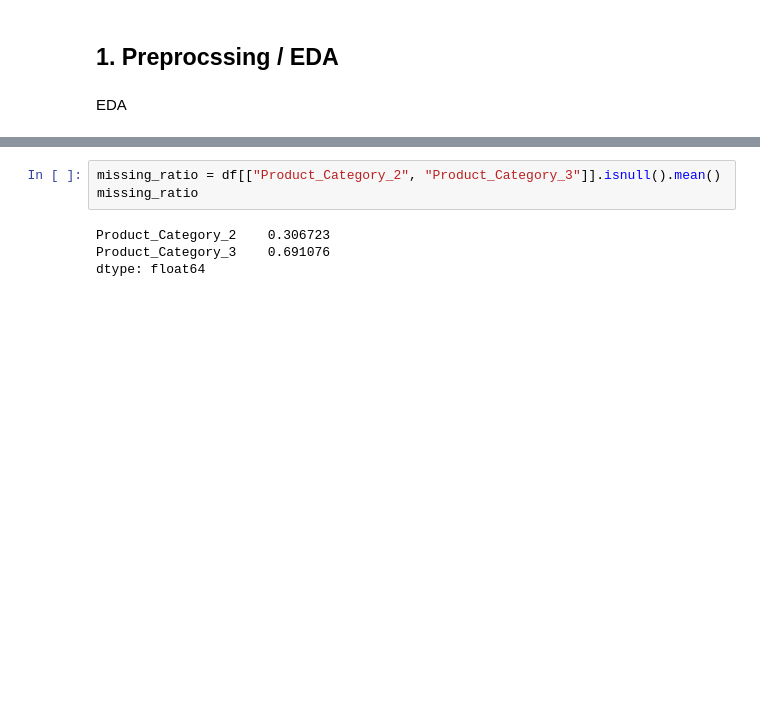
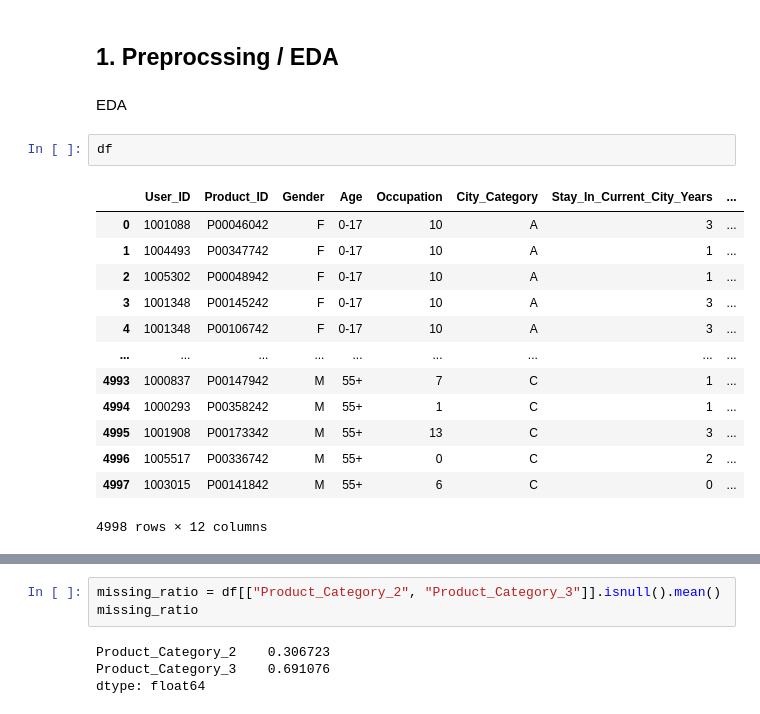
Before and after one commit to jiboo01/Tobigs20, a Jupyter notebook: 4주차 과제/tobigs20_KNN_Assignment_.ipynb, the cells around one changed output, grey strips where cells are left out. Saved outputs shown, nothing was run; the diff lists cells and outputs as text; blank space fills up the shorter version.

```diff
--- a/4주차 과제/tobigs20_KNN_Assignment_.ipynb
+++ b/4주차 과제/tobigs20_KNN_Assignment_.ipynb
@@ -21,3 +21,19 @@ df.head()
 ## 1. Preprocssing / EDA
 # %% [markdown]
 EDA
+# %%
+df
+# %% [output]
+|  | User_ID | Product_ID | Gender | Age | Occupation | City_Category | Stay_In_Current_City_Years | ... |
+| 0 | 1001088 | P00046042 | F | 0-17 | 10 | A | 3 | ... |
+| 1 | 1004493 | P00347742 | F | 0-17 | 10 | A | 1 | ... |
+| 2 | 1005302 | P00048942 | F | 0-17 | 10 | A | 1 | ... |
+| 3 | 1001348 | P00145242 | F | 0-17 | 10 | A | 3 | ... |
+| 4 | 1001348 | P00106742 | F | 0-17 | 10 | A | 3 | ... |
+| ... | ... | ... | ... | ... | ... | ... | ... | ... |
+| 4993 | 1000837 | P00147942 | M | 55+ | 7 | C | 1 | ... |
+| 4994 | 1000293 | P00358242 | M | 55+ | 1 | C | 1 | ... |
+| 4995 | 1001908 | P00173342 | M | 55+ | 13 | C | 3 | ... |
+| 4996 | 1005517 | P00336742 | M | 55+ | 0 | C | 2 | ... |
+| 4997 | 1003015 | P00141842 | M | 55+ | 6 | C | 0 | ... |
+4998 rows × 12 columns
```
Also changed, not shown: parts of 7 cells of this notebook.
